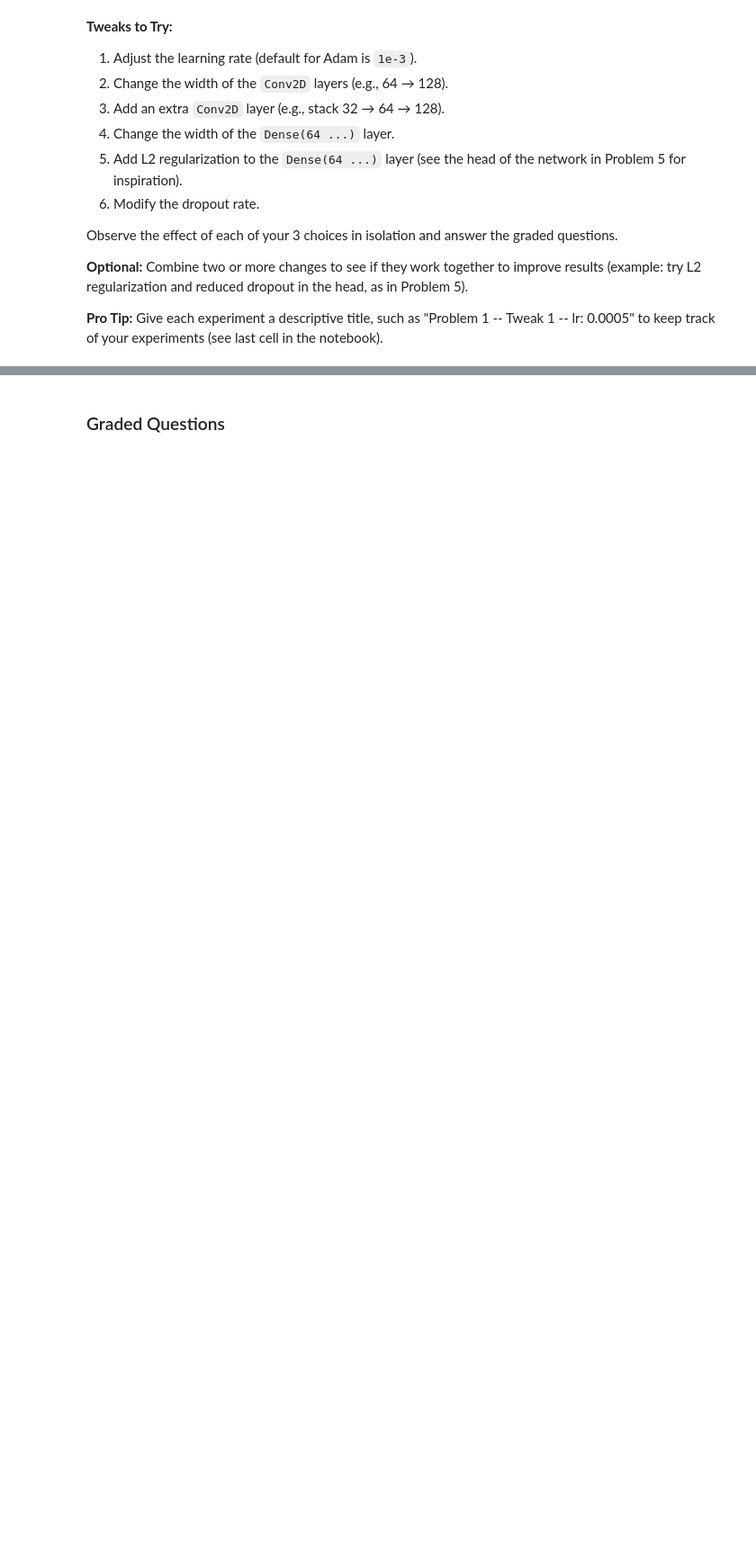
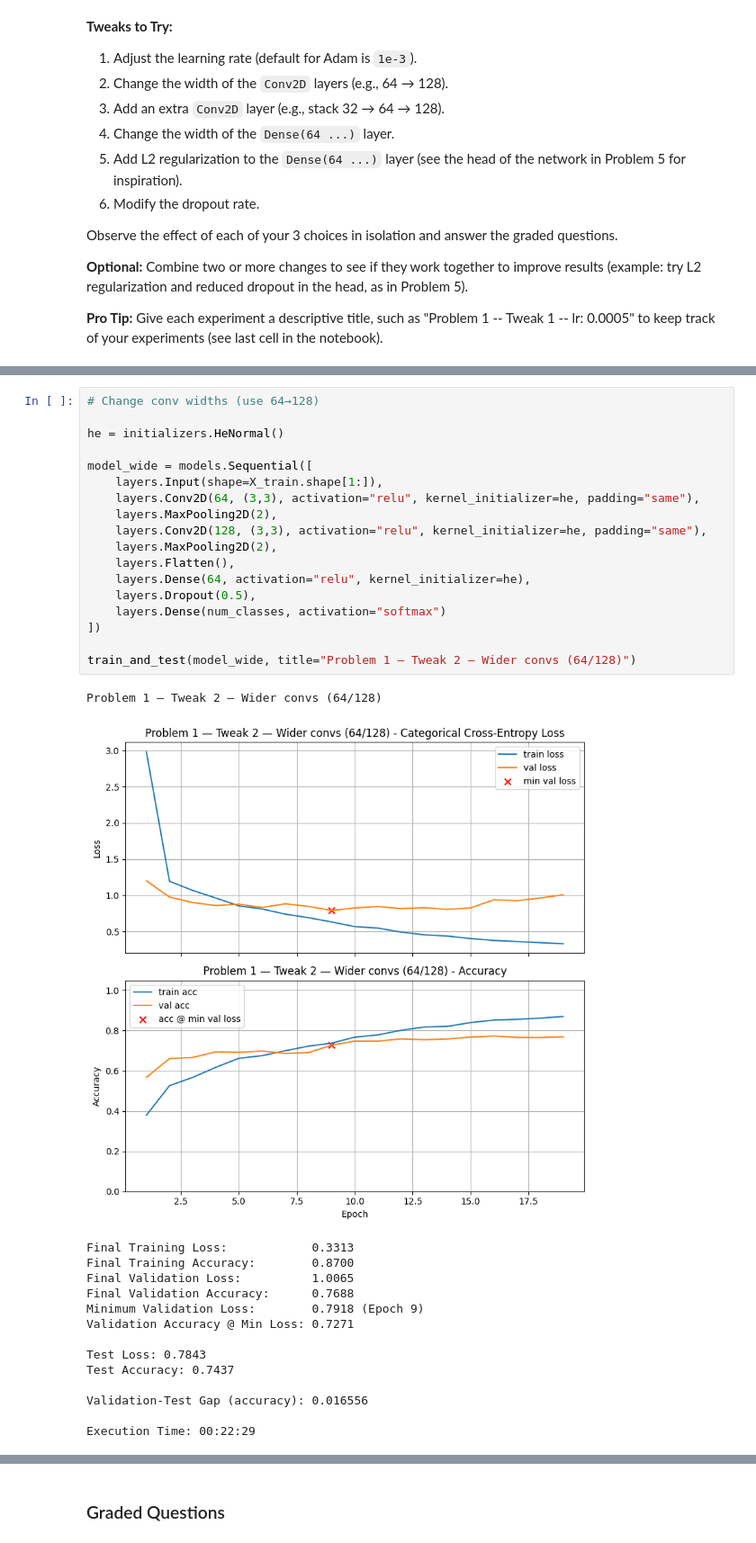
Before and after one commit to polinacsv/Module-7-Assignments, a Jupyter notebook: Homework_04.ipynb, the cells around one changed output, grey strips where cells are left out. Shown at 90% size. Drawn from its saved outputs; the diff is of its cells as text; blank space fills up the shorter version.

```diff
--- a/Homework_04.ipynb
+++ b/Homework_04.ipynb
@@ -364,0 +414,34 @@ Combine two or more changes to see if they work together to improve results (exa
+# %%
+# Change conv widths (use 64→128)
+
+he = initializers.HeNormal()
+
+model_wide = models.Sequential([
+    layers.Input(shape=X_train.shape[1:]),
+    layers.Conv2D(64, (3,3), activation="relu", kernel_initializer=he, padding="same"),
+    layers.MaxPooling2D(2),
+    layers.Conv2D(128, (3,3), activation="relu", kernel_initializer=he, padding="same"),
+    layers.MaxPooling2D(2),
+    layers.Flatten(),
+    layers.Dense(64, activation="relu", kernel_initializer=he),
+    layers.Dropout(0.5),
+    layers.Dense(num_classes, activation="softmax")
+])
+
+train_and_test(model_wide, title="Problem 1 — Tweak 2 — Wider convs (64/128)")
+# %% [output]
+Problem 1 — Tweak 2 — Wider convs (64/128)
+[figure, added]
+Final Training Loss:            0.3313
+Final Training Accuracy:        0.8700
+Final Validation Loss:          1.0065
+Final Validation Accuracy:      0.7688
+Minimum Validation Loss:        0.7918 (Epoch 9)
+Validation Accuracy @ Min Loss: 0.7271
+
+Test Loss: 0.7843
+Test Accuracy: 0.7437
+
+Validation-Test Gap (accuracy): 0.016556
+
+Execution Time: 00:22:29
```
Also changed, not shown: parts of 6 cells of this notebook.
